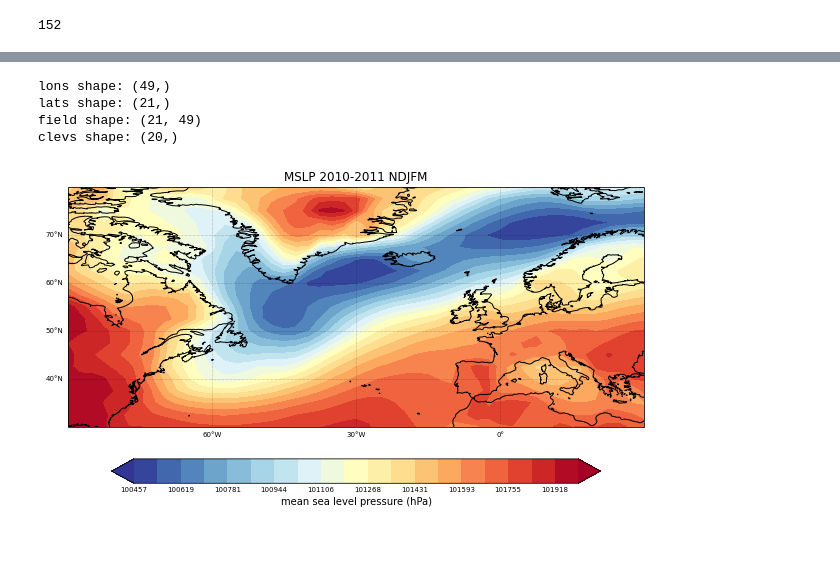
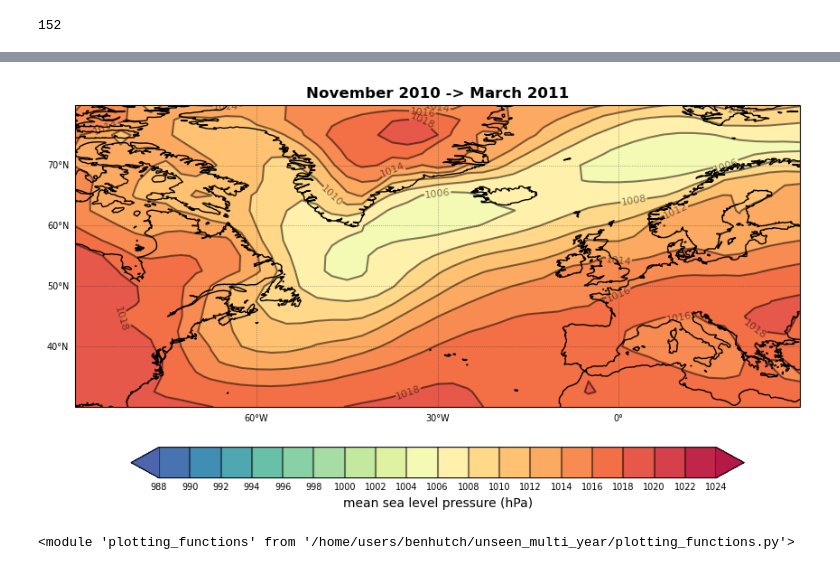
Before and after one commit to benhutchmet/unseen_multi_year, a Jupyter notebook: exploring_ind_events.ipynb, the cells around one changed output, grey strips where cells are left out. Cells and saved outputs as stored; diff of their text form; code cells hidden in the pictures; blank space fills up the shorter version.

Commit message:
lots of plotting

```diff
--- a/exploring_ind_events.ipynb
+++ b/exploring_ind_events.ipynb
@@ -302,10 +471,11 @@ def plot_mslp_anoms(
     return None
 # %%
 # test the function
-plot_mslp_anoms(start_date="2010-11-01", end_date="2011-03-31", title="MSLP 2010-2011 NDJFM")
+plot_mslp_anoms(
+    start_date="2010-11-01",
+    end_date="2011-03-31",
+    title="November 2010 -> March 2011",
+    calc_anoms=False,
+)
 # %% [output]
-lons shape: (49,)
-lats shape: (21,)
-field shape: (21, 49)
-clevs shape: (20,)
-[figure, old version]
+[figure, new version]
@@ -311,0 +485,4 @@ clevs shape: (20,)
+# %%
+importlib.reload(plotting_functions)
+# %% [output]
+<module 'plotting_functions' from '/home/users/benhutch/unseen_multi_year/plotting_functions.py'>
```
Also changed, not shown: parts of 18 cells of this notebook, 2 other files.
